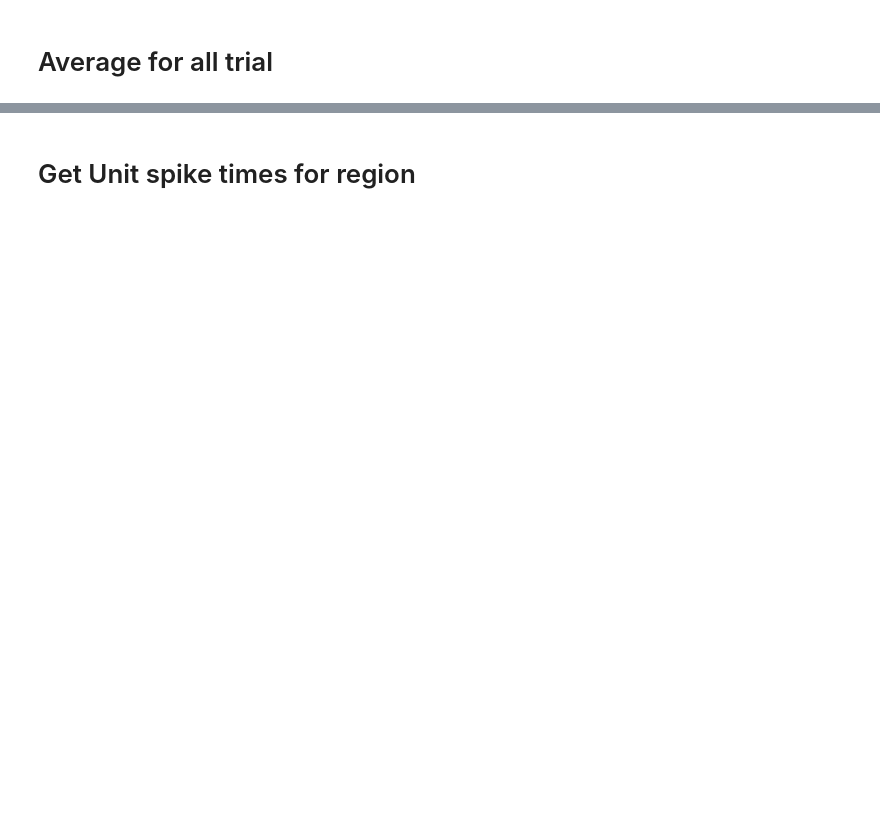
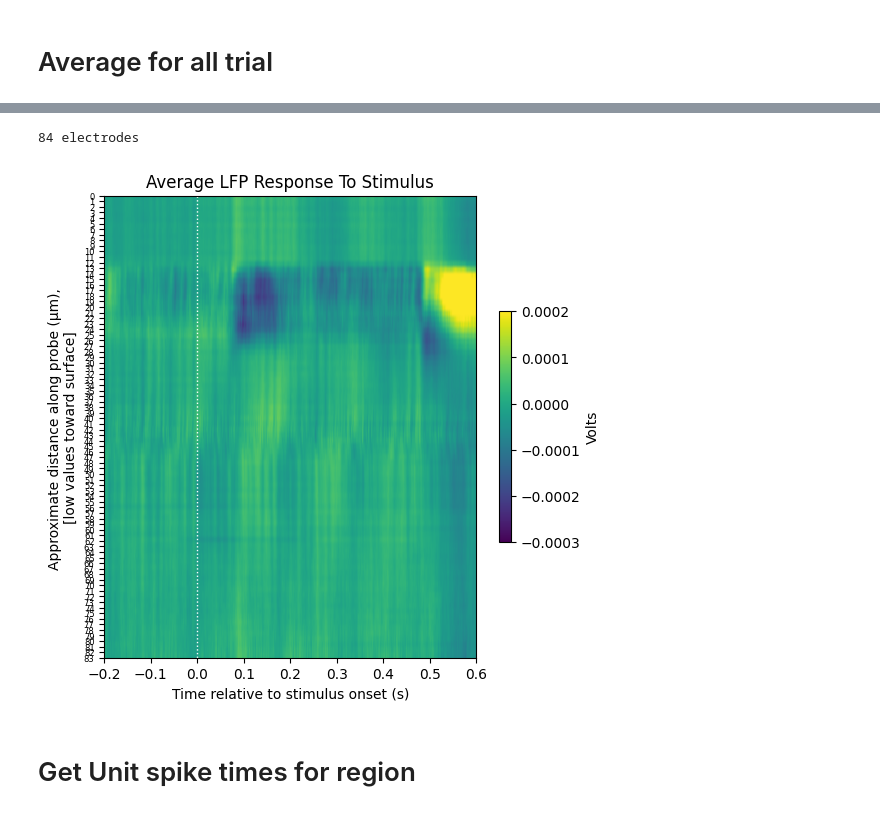
Before and after one commit to JiwooNAM/Lab2025, a Jupyter notebook: LFP exercise.ipynb, the cells around one changed output, grey strips where cells are left out. Cells and saved outputs as stored; diff of their text form; code cells hidden in the pictures; blank space fills up the shorter version.

```diff
--- a/LFP exercise.ipynb
+++ b/LFP exercise.ipynb
@@ -475,0 +408,22 @@ display_response_window(w0,
+# %%
+def display_rw_elect(window, start_time, end_time, step = 2, vmin=None, vmax=None, title="", xlabel="", ylabel="", cbar_label=""):
+    fig, ax = plt.subplots(figsize=(6,6))
+    elect_y = np.arange(0, len(window), 1) # [electrode의 y위치 : depth]
+    print(f"{len(elect_y)} electrodes")
+    img = ax.imshow(window,
+                    extent=[start_time, end_time, elect_y[-1], elect_y[0]],
+                    aspect="auto",
+                    vmin=vmin,
+                    vmax=vmax
+                ) # set vmin and vmax here as needed
+
+    # make dotted line at stimulus onset
+    ax.plot([0,0],[elect_y[0], elect_y[-1]], ':', color='white', linewidth=1.0)
+    ax.tick_params(axis='y', labelsize=6)
+    ax.set_yticks(elect_y[::step])
+    cbar = fig.colorbar(img, shrink=0.5)
+    cbar.set_label(cbar_label)
+
+    ax.set_title(title)
+    ax.set_xlabel(xlabel)
+    ax.set_ylabel(ylabel)
@@ -541,3 +533,16 @@ print(X[0][0][0])
+# %%
+windows_csd = np.transpose(windows_RE, axes=(0,2,1))
+average_trace = np.average(windows_csd, axis=0)
+display_rw_elect(average_trace[::-1],
+                    window_start_time,
+                    window_end_time, step = 1, vmin = -0.0003, vmax = 0.0002,
+                    title="Average LFP Response To Stimulus",
+                    xlabel="Time relative to stimulus onset (s)",
+                    ylabel="Approximate distance along probe (μm), \n[low values toward surface]",
+                    cbar_label="Volts")
+# %% [output]
+84 electrodes
+[figure, added]
 # %% [markdown]
 # Get Unit spike times for region
 # %%
```
Also changed, not shown: parts of 59 cells of this notebook.
